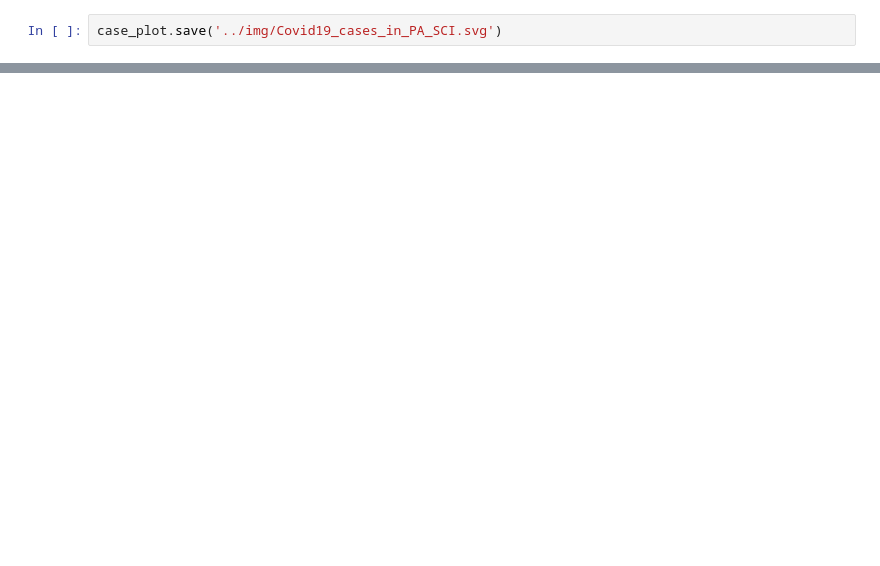
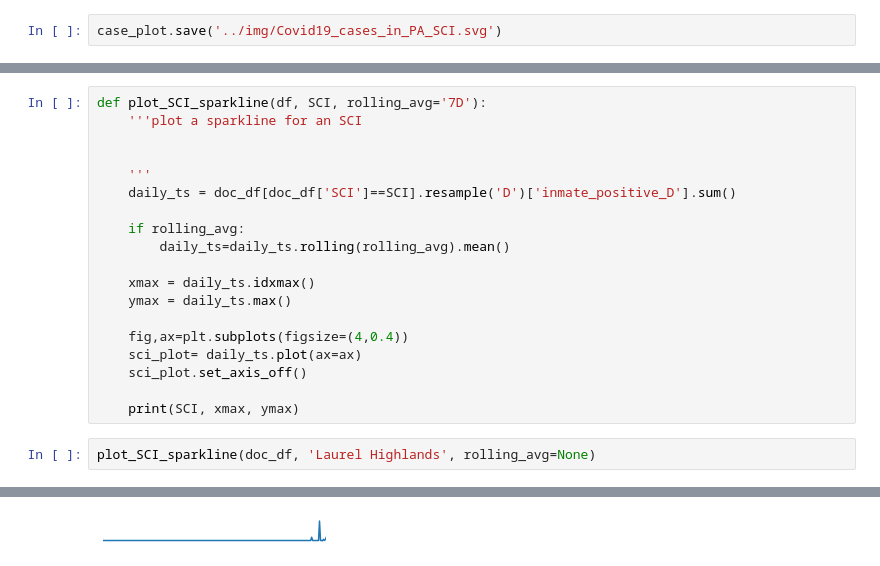
Before and after one commit to jmparelman/PA-SCI_COVID19, a Jupyter notebook: notebooks/plot_DOC_testing_case_data.ipynb, the cells around one changed output, grey strips where cells are left out. Cells and saved outputs as stored; diff of their text form; blank space fills up the shorter version.

```diff
--- a/notebooks/plot_DOC_testing_case_data.ipynb
+++ b/notebooks/plot_DOC_testing_case_data.ipynb
@@ -69,0 +102,22 @@ case_plot.save('../img/Covid19_cases_in_PA_SCI.svg')
+# %%
+def plot_SCI_sparkline(df, SCI, rolling_avg='7D'):
+    '''plot a sparkline for an SCI
+
+
+    '''
+    daily_ts = doc_df[doc_df['SCI']==SCI].resample('D')['inmate_positive_D'].sum()
+
+    if rolling_avg:
+        daily_ts=daily_ts.rolling(rolling_avg).mean()
+
+    xmax = daily_ts.idxmax()
+    ymax = daily_ts.max()
+
+    fig,ax=plt.subplots(figsize=(4,0.4))
+    sci_plot= daily_ts.plot(ax=ax)
+    sci_plot.set_axis_off()
+
+    print(SCI, xmax, ymax)
+# %%
+plot_SCI_sparkline(doc_df, 'Laurel Highlands', rolling_avg=None)
+# %% [output]
@@ -69,0 +125 @@ case_plot.save('../img/Covid19_cases_in_PA_SCI.svg')
+[figure, added]
```
Also changed, not shown: parts of 10 cells of this notebook, 2 other files.
